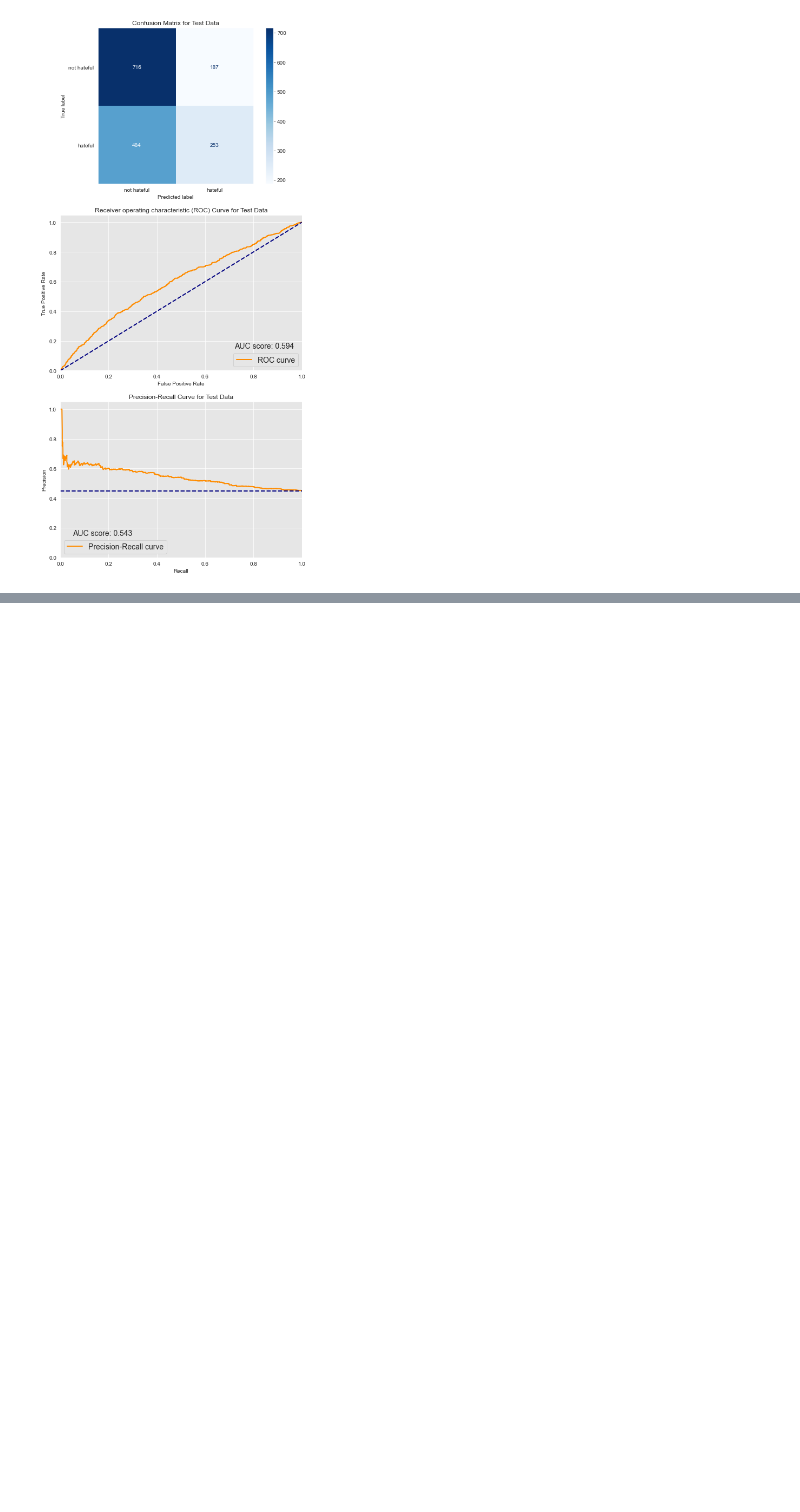
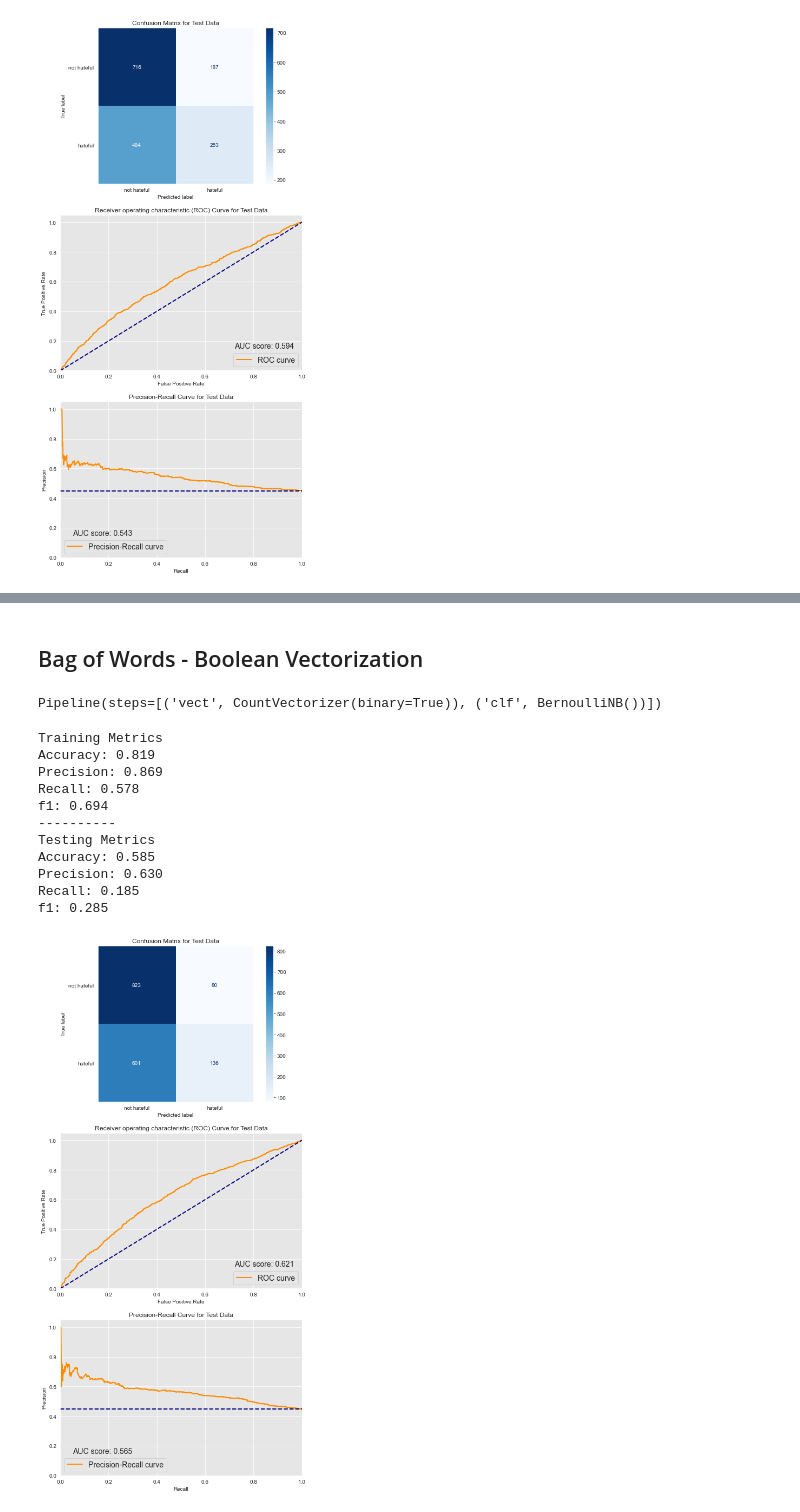
Before and after one commit to andrewwhitman/HatefulMemesDetection, a Jupyter notebook: notebooks/Models.ipynb, the cells around one changed output, grey strips where cells are left out. Saved outputs shown, nothing was run; the diff lists cells and outputs as text; code cells hidden in the pictures; blank space fills up the shorter version.

```diff
--- a/notebooks/Models.ipynb
+++ b/notebooks/Models.ipynb
@@ -133,0 +192,27 @@ f1: 0.430
+# %% [markdown]
+## Bag of Words - Boolean Vectorization
+# %%
+# pipeline of vectorizer and classifier
+bool_bnb = Pipeline([('vect', CountVectorizer(binary=True)),
+                     ('clf', BernoulliNB())])
+
+# fit on train
+bool_bnb.fit(X_train, y_train)
+# %% [output]
+Pipeline(steps=[('vect', CountVectorizer(binary=True)), ('clf', BernoulliNB())])
+# %%
+# evaluate model on train and test
+evaluate(bool_bnb, X_train, y_train, X_test, y_test)
+# %% [output]
+Training Metrics
+Accuracy: 0.819
+Precision: 0.869
+Recall: 0.578
+f1: 0.694
+----------
+Testing Metrics
+Accuracy: 0.585
+Precision: 0.630
+Recall: 0.185
+f1: 0.285
+[figure, added]
```
Also changed, not shown: parts of 35 cells of this notebook, 1 other file.
